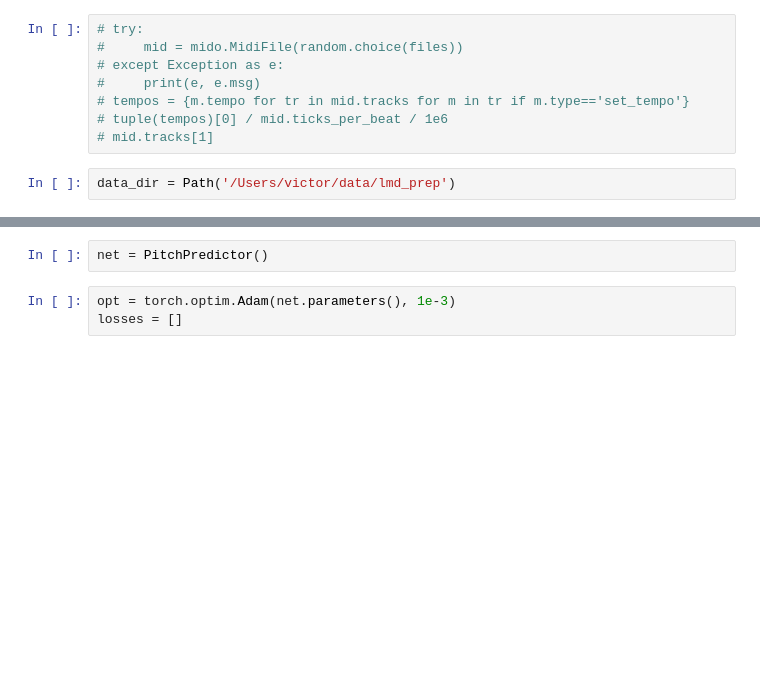
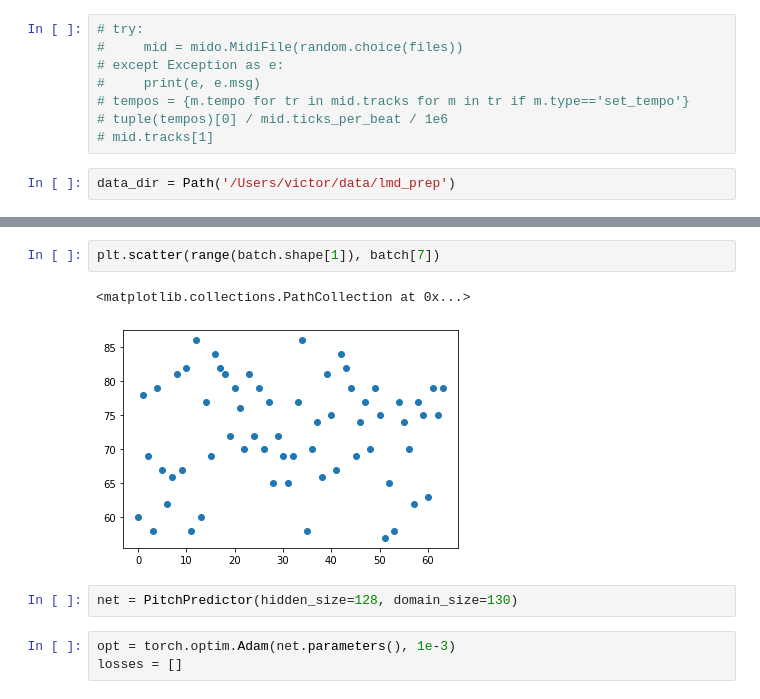
Before and after one commit to Intelligent-Instruments-Lab/iil-python-tools, a Jupyter notebook: notebook/midi.ipynb, the cells around one changed output, grey strips where cells are left out. Cells and saved outputs as stored; diff of their text form; blank space fills up the shorter version.

```diff
--- a/notebook/midi.ipynb
+++ b/notebook/midi.ipynb
@@ -60,5 +43,10 @@ torch.Size([64, 64])
+# %%
+plt.scatter(range(batch.shape[1]), batch[7])
+# %% [output]
+<matplotlib.collections.PathCollection at 0x...>
+[figure, added]
 # %%
-net = PitchPredictor()
+net = PitchPredictor(hidden_size=128, domain_size=130)
 # %%
 opt = torch.optim.Adam(net.parameters(), 1e-3)
 losses = []
```
Also changed, not shown: parts of 22 cells of this notebook, 7 other files.
